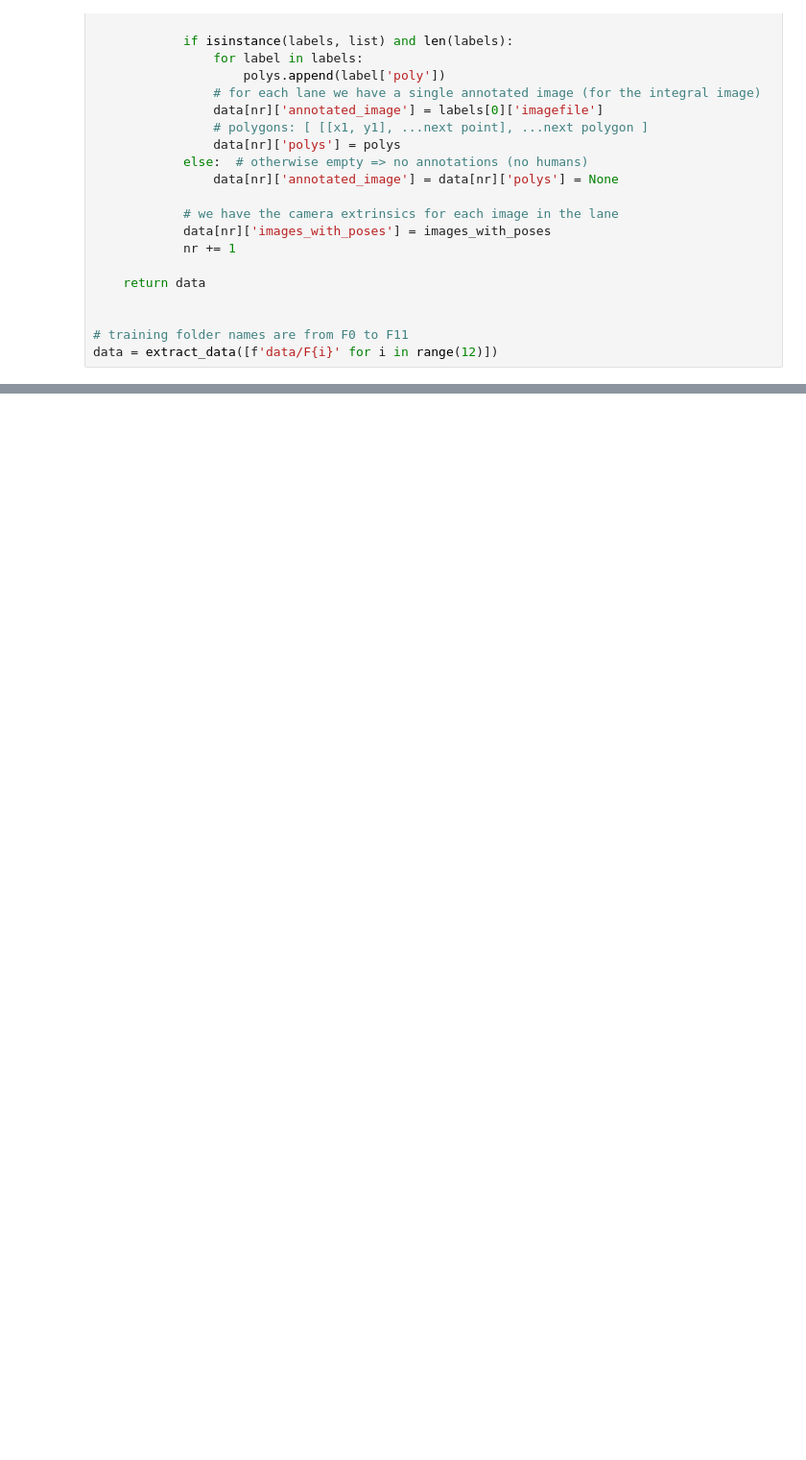
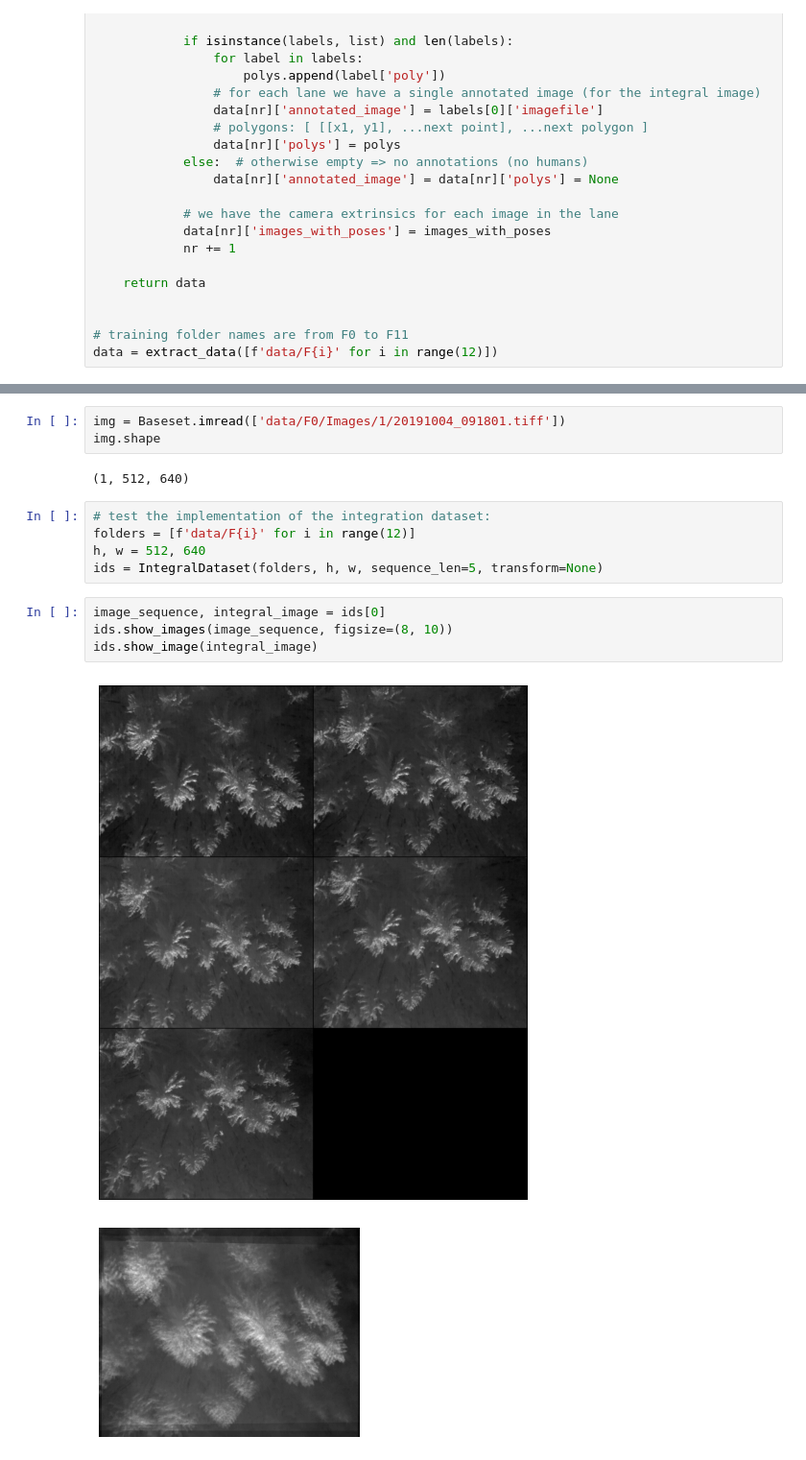
Before and after one commit to christophostertag/SAR-Python, a Jupyter notebook: lukas2.ipynb, the cells around one changed output, grey strips where cells are left out. Shown at 96% size. Saved outputs shown, nothing was run; the diff lists cells and outputs as text; blank space fills up the shorter version.

Commit message:
integration blurry but works

```diff
--- a/lukas2.ipynb
+++ b/lukas2.ipynb
@@ -241,0 +349,17 @@ SyntaxError: invalid syntax (<ipython-input-38-f2ea14a1fa11>, line 52)
+# %%
+img = Baseset.imread(['data/F0/Images/1/20191004_091801.tiff'])
+img.shape
+# %% [output]
+(1, 512, 640)
+# %%
+# test the implementation of the integration dataset:
+folders = [f'data/F{i}' for i in range(12)]
+h, w = 512, 640
+ids = IntegralDataset(folders, h, w, sequence_len=5, transform=None)
+# %%
+image_sequence, integral_image = ids[0]
+ids.show_images(image_sequence, figsize=(8, 10))
+ids.show_image(integral_image)
+# %% [output]
+[figure, added]
+[figure, added]
```
Also changed, not shown: parts of 4 cells of this notebook.
